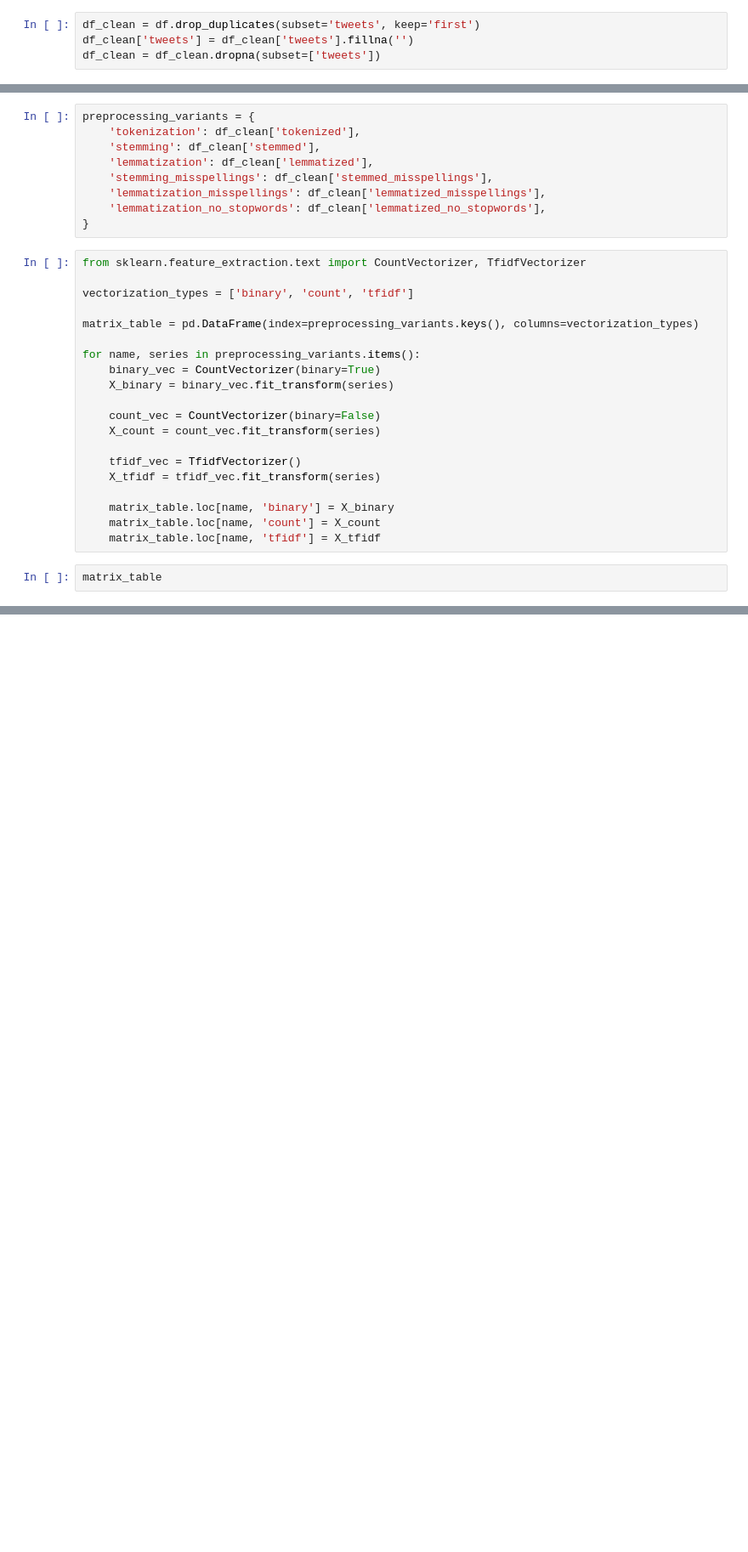
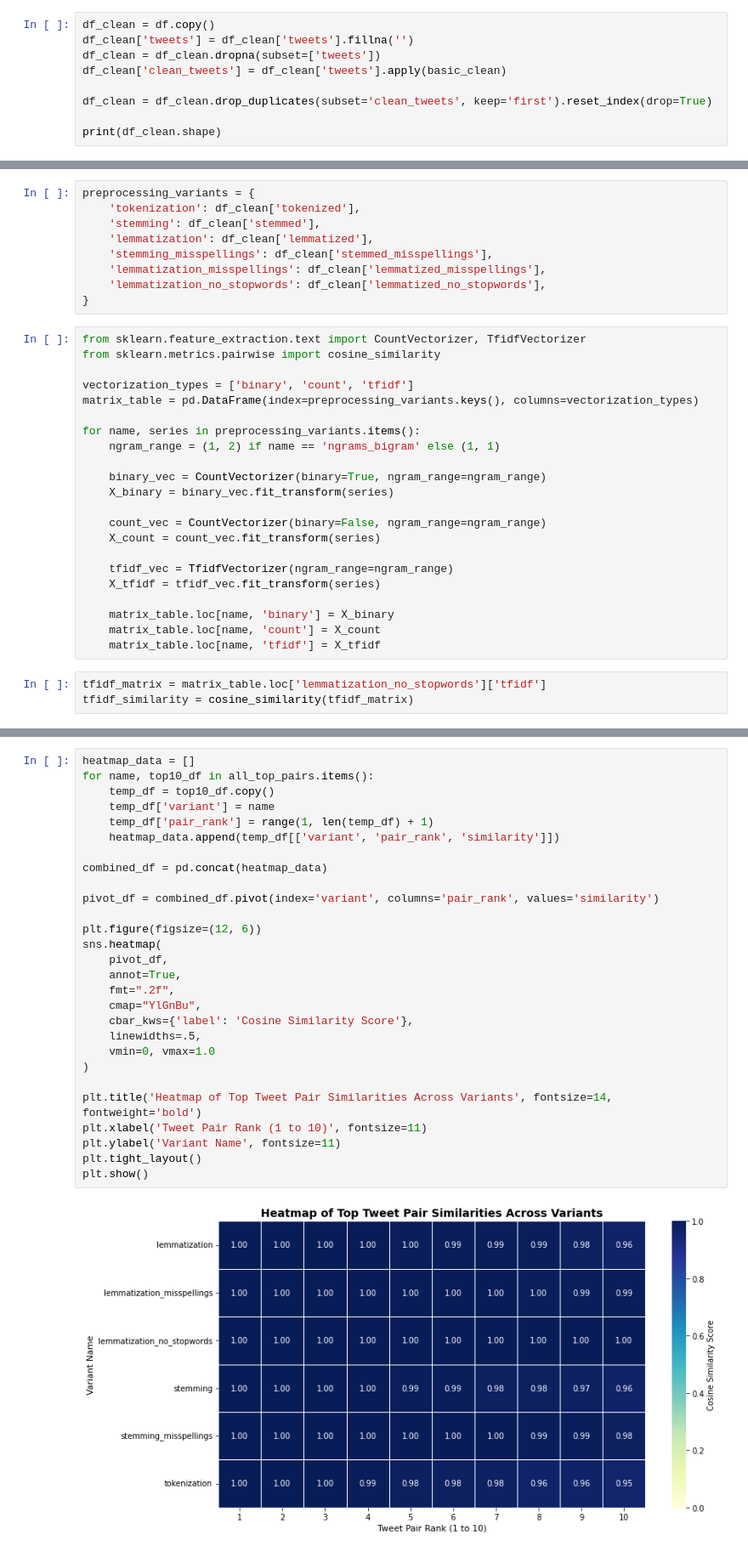
Before and after one commit to hassanlakhal/tweets, a Jupyter notebook: notebook/sentiment_analysis.ipynb, the cells around one changed output, grey strips where cells are left out. Shown at 85% size. Cells and saved outputs as stored; diff of their text form; blank space fills up the shorter version.

Commit message:
similarity part

```diff
--- a/notebook/sentiment_analysis.ipynb
+++ b/notebook/sentiment_analysis.ipynb
@@ -93,7 +102,12 @@ inconsistent = label_consistency[label_consistency > 1]
 # %%
-df_clean = df.drop_duplicates(subset='tweets', keep='first')
+df_clean = df.copy()
 df_clean['tweets'] = df_clean['tweets'].fillna('')
 df_clean = df_clean.dropna(subset=['tweets'])
+df_clean['clean_tweets'] = df_clean['tweets'].apply(basic_clean)
+
+df_clean = df_clean.drop_duplicates(subset='clean_tweets', keep='first').reset_index(drop=True)
+
+print(df_clean.shape)
 # %%
 stemmer = PorterStemmer()
 lemmatizer = WordNetLemmatizer()
@@ -176,23 +178,26 @@ preprocessing_variants = {
 }
 # %%
 from sklearn.feature_extraction.text import CountVectorizer, TfidfVectorizer
+from sklearn.metrics.pairwise import cosine_similarity
 
 vectorization_types = ['binary', 'count', 'tfidf']
-
 matrix_table = pd.DataFrame(index=preprocessing_variants.keys(), columns=vectorization_types)
 
 for name, series in preprocessing_variants.items():
-    binary_vec = CountVectorizer(binary=True)
+    ngram_range = (1, 2) if name == 'ngrams_bigram' else (1, 1)
+
+    binary_vec = CountVectorizer(binary=True, ngram_range=ngram_range)
     X_binary = binary_vec.fit_transform(series)
 
-    count_vec = CountVectorizer(binary=False)
+    count_vec = CountVectorizer(binary=False, ngram_range=ngram_range)
     X_count = count_vec.fit_transform(series)
 
-    tfidf_vec = TfidfVectorizer()
+    tfidf_vec = TfidfVectorizer(ngram_range=ngram_range)
     X_tfidf = tfidf_vec.fit_transform(series)
 
     matrix_table.loc[name, 'binary'] = X_binary
     matrix_table.loc[name, 'count'] = X_count
     matrix_table.loc[name, 'tfidf'] = X_tfidf
 # %%
-matrix_table
+tfidf_matrix = matrix_table.loc['lemmatization_no_stopwords']['tfidf']
+tfidf_similarity = cosine_similarity(tfidf_matrix)
@@ -220,0 +233,30 @@ print(X.toarray()[:550])
+# %%
+heatmap_data = []
+for name, top10_df in all_top_pairs.items():
+    temp_df = top10_df.copy()
+    temp_df['variant'] = name
+    temp_df['pair_rank'] = range(1, len(temp_df) + 1)
+    heatmap_data.append(temp_df[['variant', 'pair_rank', 'similarity']])
+
+combined_df = pd.concat(heatmap_data)
+
+pivot_df = combined_df.pivot(index='variant', columns='pair_rank', values='similarity')
+
+plt.figure(figsize=(12, 6))
+sns.heatmap(
+    pivot_df,
+    annot=True,
+    fmt=".2f",
+    cmap="YlGnBu",
+    cbar_kws={'label': 'Cosine Similarity Score'},
+    linewidths=.5,
+    vmin=0, vmax=1.0
+)
+
+plt.title('Heatmap of Top Tweet Pair Similarities Across Variants', fontsize=14, fontweight='bold')
+plt.xlabel('Tweet Pair Rank (1 to 10)', fontsize=11)
+plt.ylabel('Variant Name', fontsize=11)
+plt.tight_layout()
+plt.show()
+# %% [output]
+[figure, added]
```
Also changed, not shown: parts of 5 cells of this notebook.
